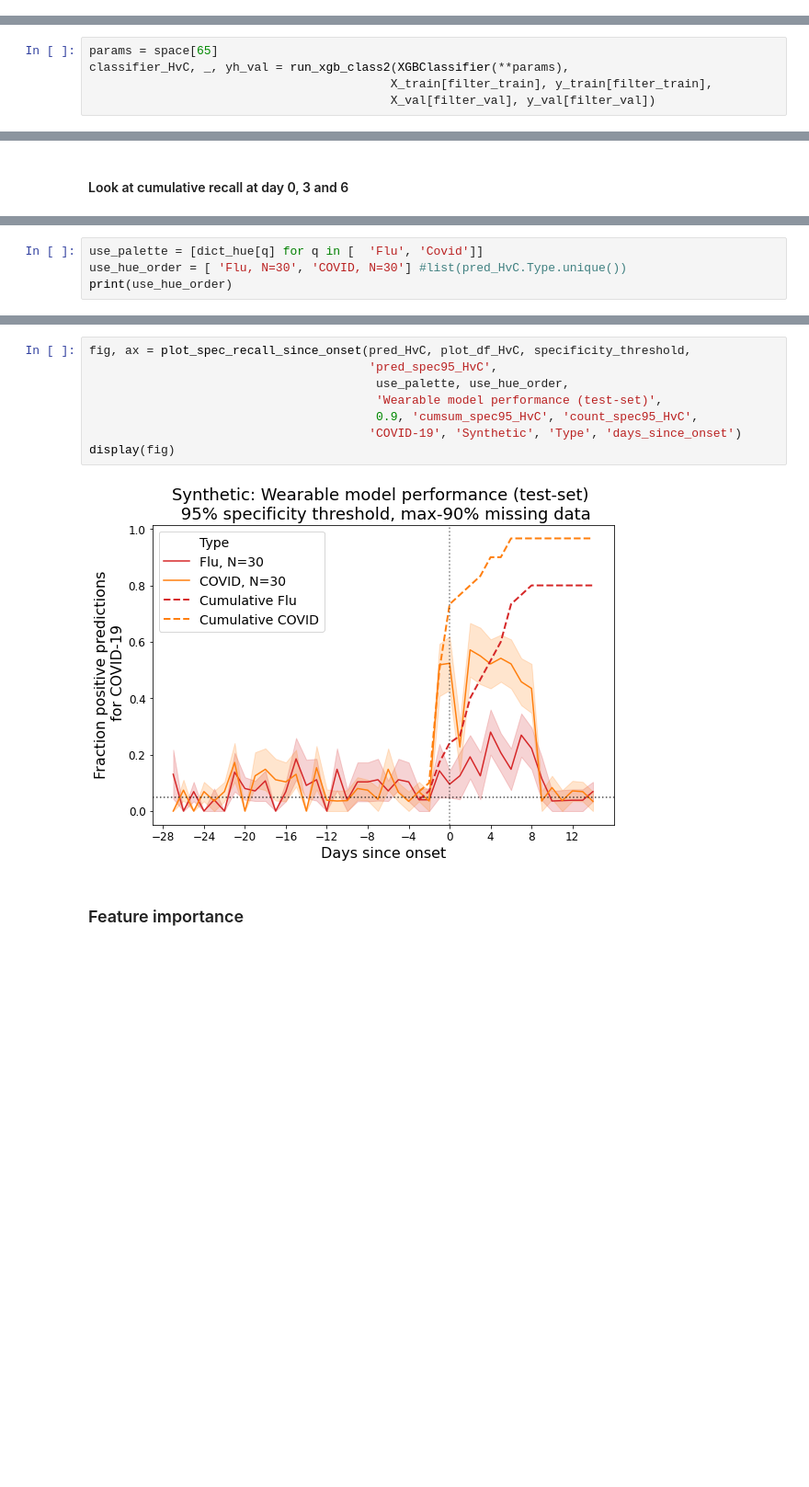
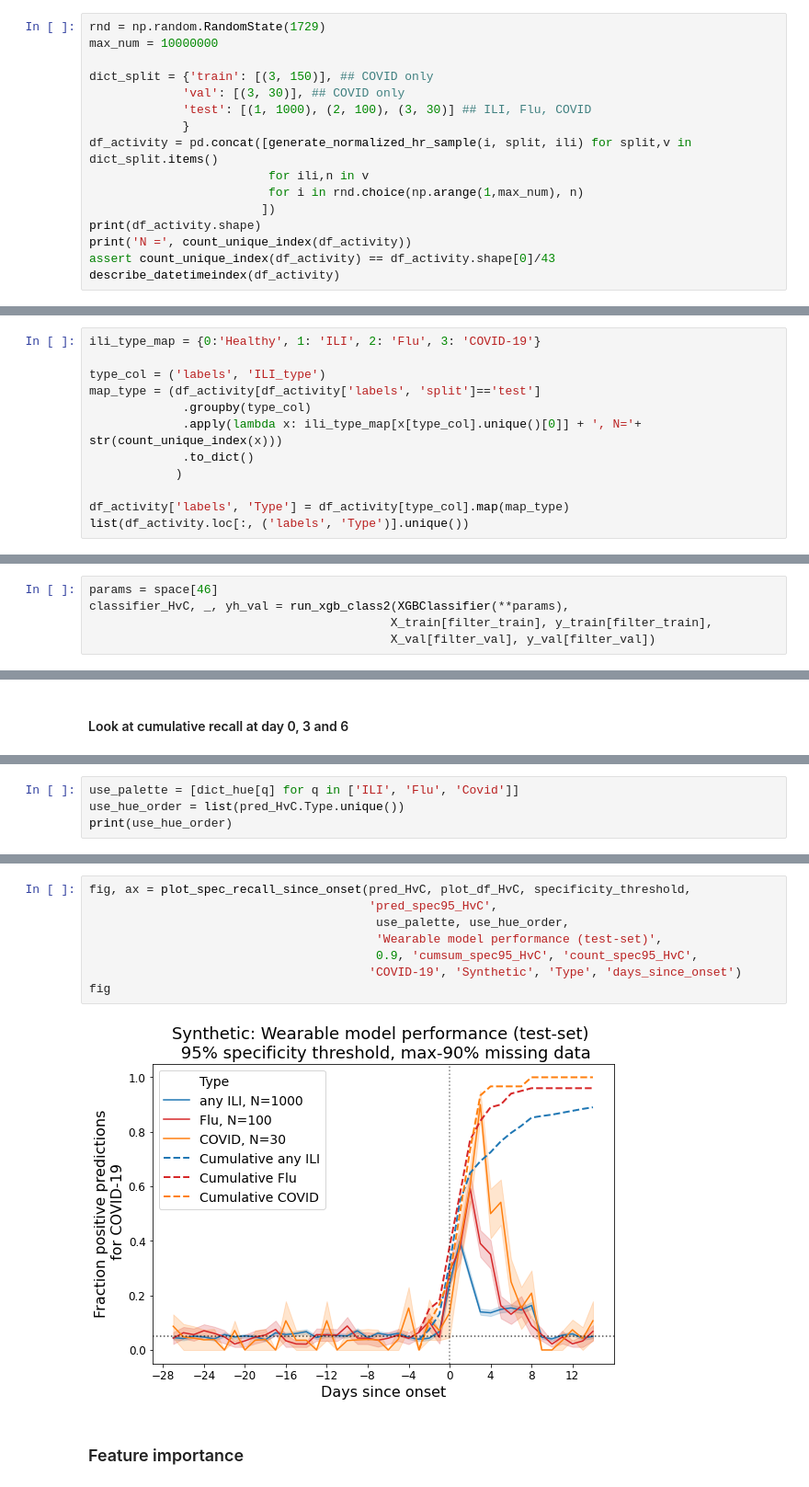
Before and after one commit to evidation-opensource/nih-community, a Jupyter notebook: 0__example_notebook.ipynb, the cells around one changed output, grey strips where cells are left out. Shown at 92% size. Cells and saved outputs as stored; diff of their text form; blank space fills up the shorter version.

```diff
--- a/0__example_notebook.ipynb
+++ b/0__example_notebook.ipynb
@@ -65,0 +46,16 @@ describe_datetimeindex(df_activity)
+# %%
+rnd = np.random.RandomState(1729)
+max_num = 10000000
+
+dict_split = {'train': [(3, 150)], ## COVID only
+             'val': [(3, 30)], ## COVID only
+             'test': [(1, 1000), (2, 100), (3, 30)] ## ILI, Flu, COVID
+             }
+df_activity = pd.concat([generate_normalized_hr_sample(i, split, ili) for split,v in dict_split.items()
+                         for ili,n in v
+                         for i in rnd.choice(np.arange(1,max_num), n)
+                        ])
+print(df_activity.shape)
+print('N =', count_unique_index(df_activity))
+assert count_unique_index(df_activity) == df_activity.shape[0]/43
+describe_datetimeindex(df_activity)
@@ -71,0 +89,12 @@ assert count_unique_index(df_activity) == df_activity.shape[0]/43
+# %%
+ili_type_map = {0:'Healthy', 1: 'ILI', 2: 'Flu', 3: 'COVID-19'}
+
+type_col = ('labels', 'ILI_type')
+map_type = (df_activity[df_activity['labels', 'split']=='test']
+             .groupby(type_col)
+             .apply(lambda x: ili_type_map[x[type_col].unique()[0]] + ', N='+ str(count_unique_index(x)))
+             .to_dict()
+            )
+
+df_activity['labels', 'Type'] = df_activity[type_col].map(map_type)
+list(df_activity.loc[:, ('labels', 'Type')].unique())
@@ -155,7 +208,7 @@ hypopt_HvC.head(10)
 # %% [markdown]
 ### Pick the best hyperparameters and rerun classifier
 # %%
-params = space[65]
+params = space[46]
 classifier_HvC, _, yh_val = run_xgb_class2(XGBClassifier(**params),
                                           X_train[filter_train], y_train[filter_train],
                                           X_val[filter_val], y_val[filter_val])
@@ -211,5 +293,5 @@ plot_df_HvC[plot_df_HvC.days_since_onset.isin([0,3,6])]
 # %%
-use_palette = [dict_hue[q] for q in [  'Flu', 'Covid']]
-use_hue_order = [ 'Flu, N=30', 'COVID, N=30'] #list(pred_HvC.Type.unique())
+use_palette = [dict_hue[q] for q in ['ILI', 'Flu', 'Covid']]
+use_hue_order = list(pred_HvC.Type.unique())
 print(use_hue_order)
 # %% [output]
@@ -217,13 +299,13 @@ print(use_hue_order)
 # %%
 fig, ax = plot_spec_recall_since_onset(pred_HvC, plot_df_HvC, specificity_threshold,
                                        'pred_spec95_HvC',
                                         use_palette, use_hue_order,
                                         'Wearable model performance (test-set)',
                                         0.9, 'cumsum_spec95_HvC', 'count_spec95_HvC',
                                        'COVID-19', 'Synthetic', 'Type', 'days_since_onset')
-display(fig)
+fig
 # %% [output]
-[figure, old version]
+[figure, new version]
 # %% [markdown]
 ### Feature importance
 # %%
```
Also changed, not shown: parts of 25 cells of this notebook, 1 other file.
